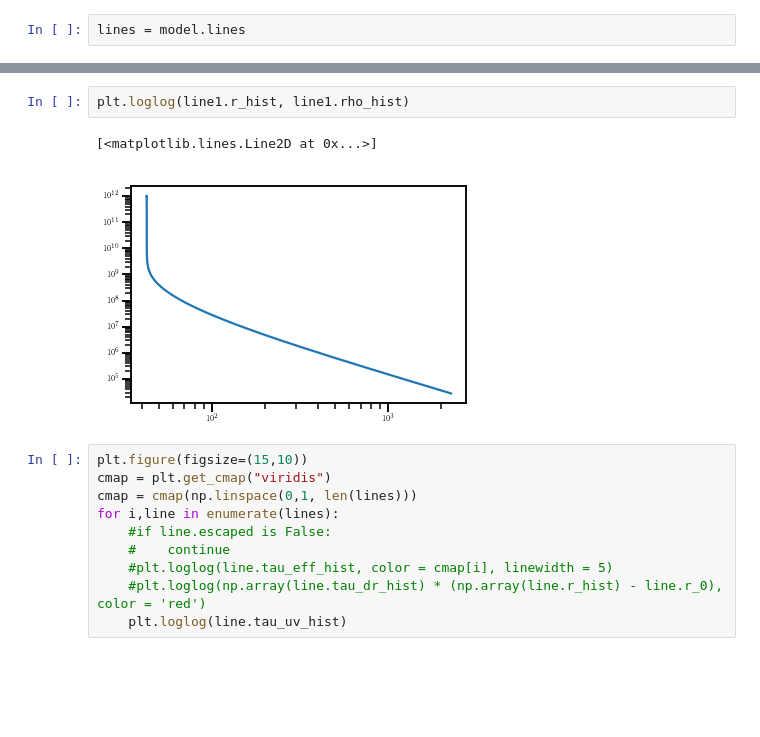
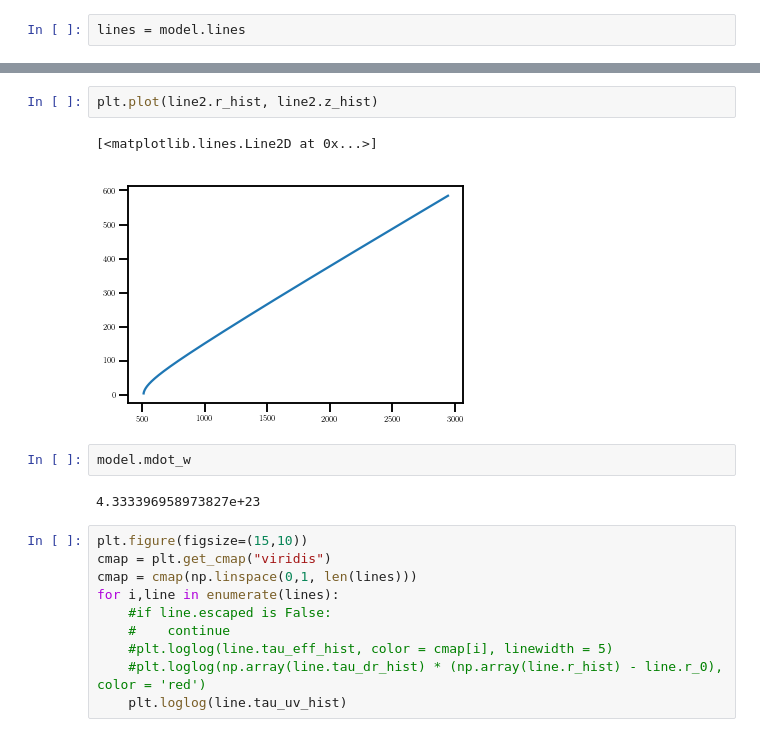
Before and after one commit to arnauqb/qwind, a Jupyter notebook: Notebooks/debug2.ipynb, the cells around one changed output, grey strips where cells are left out. Saved outputs shown, nothing was run; the diff lists cells and outputs as text; blank space fills up the shorter version.

```diff
--- a/Notebooks/debug2.ipynb
+++ b/Notebooks/debug2.ipynb
@@ -103,8 +103,12 @@ plt.loglog(line1.r_hist, line1.tau_uv_hist)
-# %%
-plt.loglog(line1.r_hist, line1.rho_hist)
-# %% [output]
-[<matplotlib.lines.Line2D at 0x...>]
-[figure, removed]
+# %%
+plt.plot(line2.r_hist, line2.z_hist)
+# %% [output]
+[<matplotlib.lines.Line2D at 0x...>]
+[figure, added]
+# %%
+model.mdot_w
+# %% [output]
+4.333396958973827e+23
 # %%
 plt.figure(figsize=(15,10))
 cmap = plt.get_cmap("viridis")
```
Also changed, not shown: parts of 10 cells of this notebook, 1 other file.
